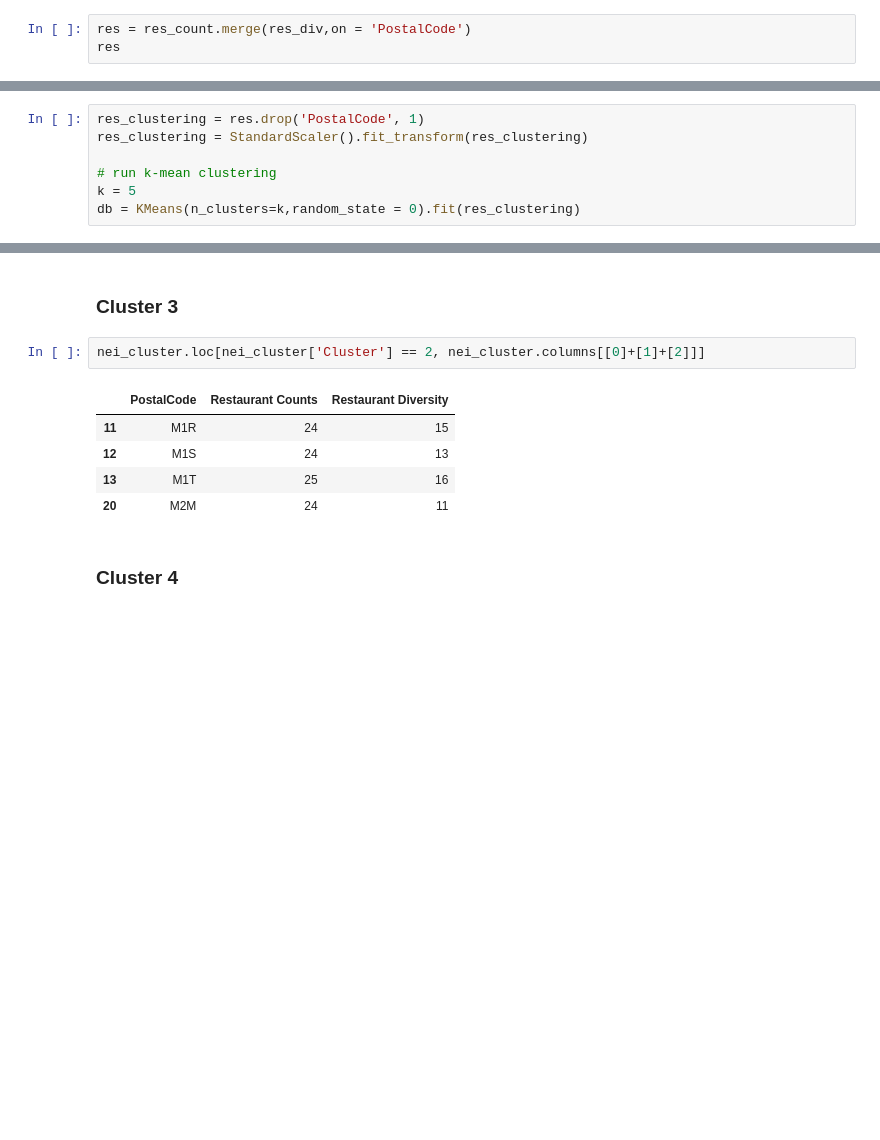
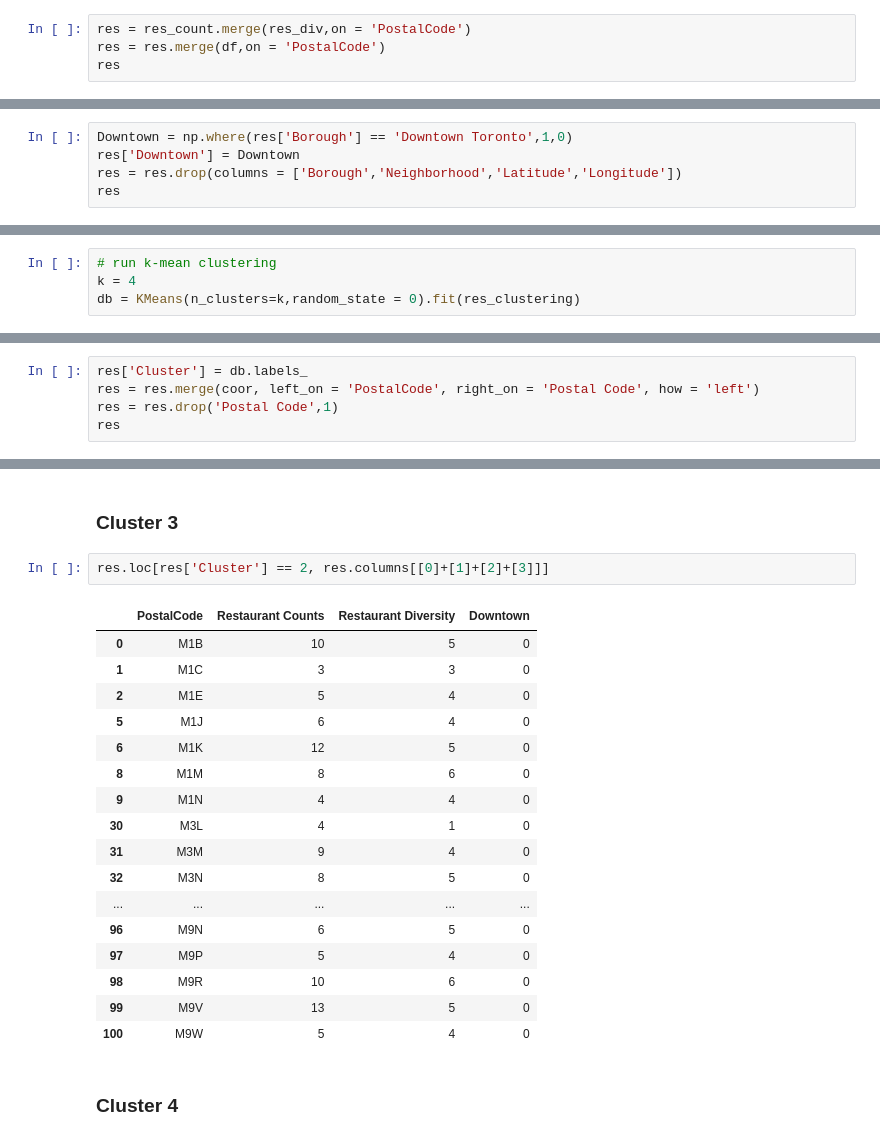
Before and after one commit to YikunLiu0801/Clustering-Location-Selection-for-a-New-Restaurant, a Jupyter notebook: Capstone Project.ipynb, the cells around one changed output, grey strips where cells are left out. Saved outputs shown, nothing was run; the diff lists cells and outputs as text; blank space fills up the shorter version.

```diff
--- a/Capstone Project.ipynb
+++ b/Capstone Project.ipynb
@@ -205,5 +207,6 @@ res_div
 101 rows × 2 columns
 # %%
 res = res_count.merge(res_div,on = 'PostalCode')
+res = res.merge(df,on = 'PostalCode')
 res
 # %% [output]
@@ -222,0 +228,5 @@ res
+# %%
+Downtown = np.where(res['Borough'] == 'Downtown Toronto',1,0)
+res['Downtown'] = Downtown
+res = res.drop(columns = ['Borough','Neighborhood','Latitude','Longitude'])
+res
@@ -225,7 +287,4 @@ res
 # %%
-res_clustering = res.drop('PostalCode', 1)
-res_clustering = StandardScaler().fit_transform(res_clustering)
-
 # run k-mean clustering
-k = 5
+k = 4
 db = KMeans(n_clusters=k,random_state = 0).fit(res_clustering)
@@ -249,0 +291,5 @@ nei_cluster
+# %%
+res['Cluster'] = db.labels_
+res = res.merge(coor, left_on = 'PostalCode', right_on = 'Postal Code', how = 'left')
+res = res.drop('Postal Code',1)
+res
@@ -322,13 +386,25 @@ nei_cluster.loc[nei_cluster['Cluster'] == 1, nei_cluster.columns[[0]+[1]+[2]]]
 # %% [markdown]
 ### Cluster 3
 # %%
-nei_cluster.loc[nei_cluster['Cluster'] == 2, nei_cluster.columns[[0]+[1]+[2]]]
+res.loc[res['Cluster'] == 2, res.columns[[0]+[1]+[2]+[3]]]
 # %% [output]
-|  | PostalCode | Restaurant Counts | Restaurant Diversity |
-| 11 | M1R | 24 | 15 |
-| 12 | M1S | 24 | 13 |
-| 13 | M1T | 25 | 16 |
-| 20 | M2M | 24 | 11 |
+|  | PostalCode | Restaurant Counts | Restaurant Diversity | Downtown |
+| 0 | M1B | 10 | 5 | 0 |
+| 1 | M1C | 3 | 3 | 0 |
+| 2 | M1E | 5 | 4 | 0 |
+| 5 | M1J | 6 | 4 | 0 |
+| 6 | M1K | 12 | 5 | 0 |
+| 8 | M1M | 8 | 6 | 0 |
+| 9 | M1N | 4 | 4 | 0 |
+| 30 | M3L | 4 | 1 | 0 |
+| 31 | M3M | 9 | 4 | 0 |
+| 32 | M3N | 8 | 5 | 0 |
+| ... | ... | ... | ... | ... |
+| 96 | M9N | 6 | 5 | 0 |
+| 97 | M9P | 5 | 4 | 0 |
+| 98 | M9R | 10 | 6 | 0 |
+| 99 | M9V | 13 | 5 | 0 |
+| 100 | M9W | 5 | 4 | 0 |
 # %% [markdown]
 ### Cluster 4
 # %%
```
Also changed, not shown: parts of 28 cells of this notebook.
